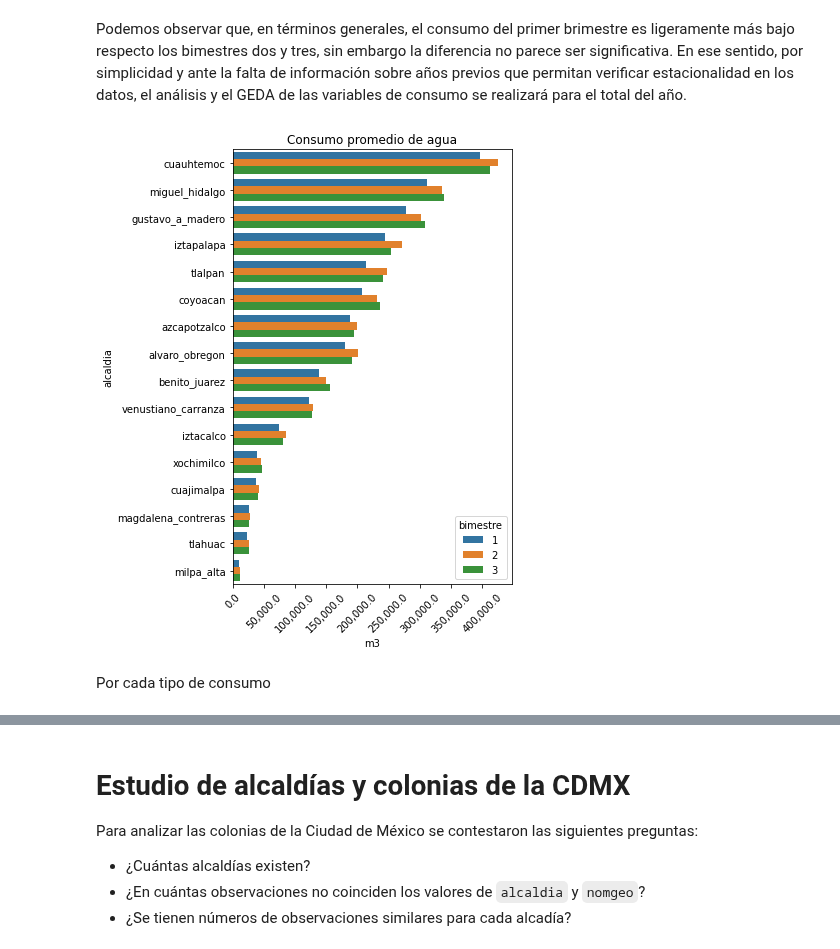
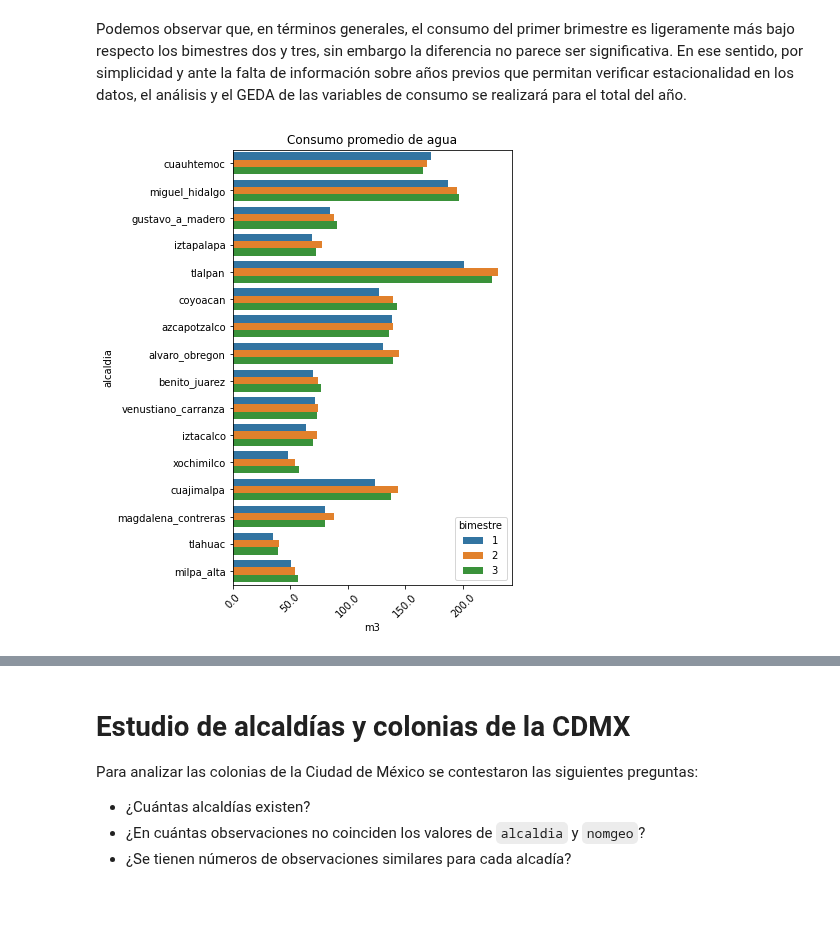
Before and after one commit to lechugaa/intro_ds_p1_consumo_agua, a Jupyter notebook: agua_profiling_expo.ipynb, the cells around one changed output, grey strips where cells are left out. Cells and saved outputs as stored; diff of their text form; code cells hidden in the pictures; blank space fills up the shorter version.

```diff
--- a/agua_profiling_expo.ipynb
+++ b/agua_profiling_expo.ipynb
@@ -692,16 +692,14 @@ Podemos observar que, en términos generales, el consumo del primer brimestre es
 # %%
 f = plt.subplots(figsize=(5, 8))
 
-g_cp = sns.barplot(y = "alcaldia", x = "consumo_prom", hue = "bimestre", estimator = sum, data = data, ci = None,
+g_cp = sns.barplot(y = "alcaldia", x = "consumo_prom", hue = "bimestre", data = data, ci = None,
 order = ["cuauhtemoc", "miguel_hidalgo","gustavo_a_madero", "iztapalapa", "tlalpan", "coyoacan",  "azcapotzalco",
          "alvaro_obregon", "benito_juarez", "venustiano_carranza",  "iztacalco", "xochimilco", "cuajimalpa",
          "magdalena_contreras", "tlahuac", "milpa_alta"])
 g_cp.set(title='Consumo promedio de agua',xlabel='m3', ylabel='alcaldia');
 for item in g_cp.get_xticklabels():
     item.set_rotation(45)
 xlabels = ['{:,}'.format(x) for x in g_cp.get_xticks()]
 g_cp.set_xticklabels(xlabels);
 # %% [output]
-[figure, old version]
+[figure, new version]
-# %% [markdown]
-Por cada tipo de consumo
```
Also changed, not shown: parts of 9 cells of this notebook, 2 other files.
